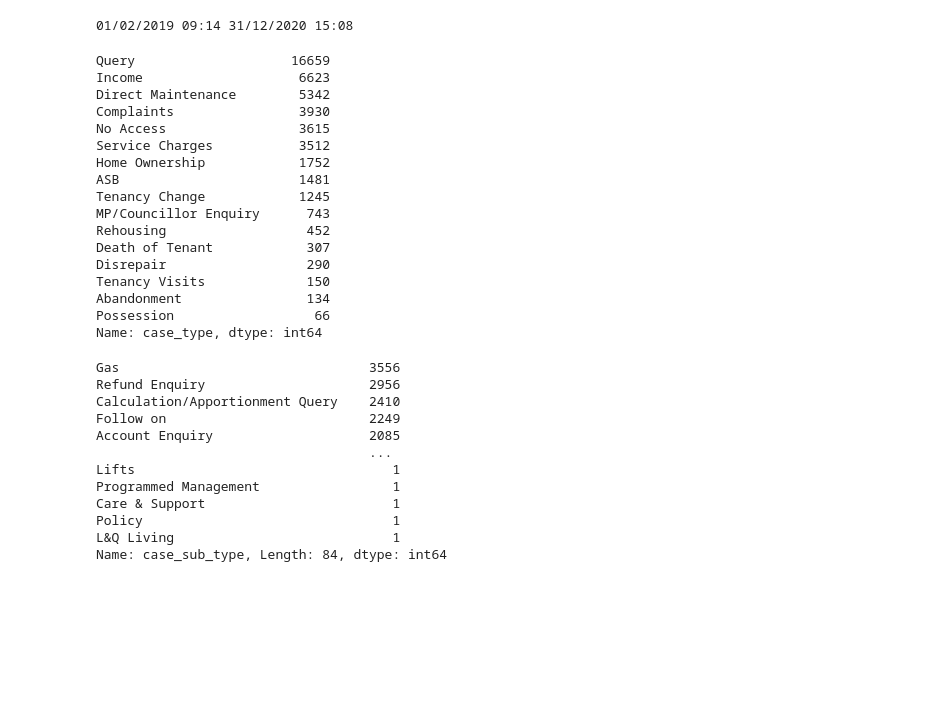
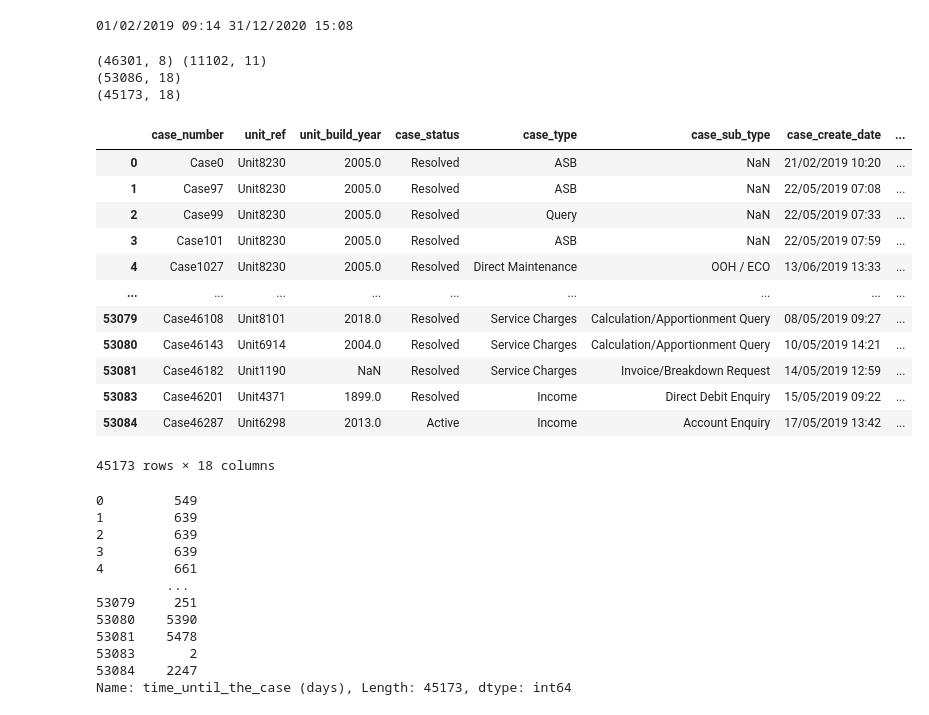
Before and after one commit to kleokog/Mycodes, a Jupyter notebook: L&Q/Code/Script 1.ipynb, the cells around one changed output. Saved outputs shown, nothing was run; the diff lists cells and outputs as text; code cells hidden in the pictures; blank space fills up the shorter version.

```diff
--- a/L&Q/Code/Script 1.ipynb
+++ b/L&Q/Code/Script 1.ipynb
@@ -204,37 +199,44 @@ print(case_data['case_create_date'].min(), case_data['case_create_date'].max())
 # %% [output]
 01/02/2019 09:14 31/12/2020 15:08
-# %%
-case_data['case_type'].value_counts()
-# %% [output]
-Query                    16659
-Income                    6623
-Direct Maintenance        5342
-Complaints                3930
-No Access                 3615
-Service Charges           3512
-Home Ownership            1752
-ASB                       1481
-Tenancy Change            1245
-MP/Councillor Enquiry      743
-Rehousing                  452
-Death of Tenant            307
-Disrepair                  290
-Tenancy Visits             150
-Abandonment                134
-Possession                  66
-Name: case_type, dtype: int64
-# %%
-case_data['case_sub_type'].value_counts()
-# %% [output]
-Gas                                3556
-Refund Enquiry                     2956
-Calculation/Apportionment Query    2410
-Follow on                          2249
-Account Enquiry                    2085
-                                   ...
-Lifts                                 1
-Programmed Management                 1
-Care & Support                        1
-Policy                                1
-L&Q Living                            1
-Name: case_sub_type, Length: 84, dtype: int64
+# %%
+# Set as closing date the current date for the open contracts so that we can do comparisons with end date
+tenacy_data['tenancy_end_date_as_date'] = tenacy_data['tenancy_end_date_as_date'].apply(lambda x : datetime.now() if str(x) == 'NaT' else x)
+# %%
+print(case_data.shape, tenacy_data.shape)
+units_cases_df =case_data.merge(tenacy_data, on = 'unit_ref')
+units_cases_df = units_cases_df[units_cases_df['case_create_date'] >= units_cases_df['tenancy_start_date_as_date']]
+units_cases_df = units_cases_df[units_cases_df['case_create_date'] <= units_cases_df['tenancy_end_date_as_date']]
+print(units_cases_df.shape)
+# %% [output]
+(46301, 8) (11102, 11)
+(53086, 18)
+(45173, 18)
+|  | case_number | unit_ref | unit_build_year | case_status | case_type | case_sub_type | case_create_date | ... |
+| 0 | Case0 | Unit8230 | 2005.0 | Resolved | ASB | NaN | 21/02/2019 10:20 | ... |
+| 1 | Case97 | Unit8230 | 2005.0 | Resolved | ASB | NaN | 22/05/2019 07:08 | ... |
+| 2 | Case99 | Unit8230 | 2005.0 | Resolved | Query | NaN | 22/05/2019 07:33 | ... |
+| 3 | Case101 | Unit8230 | 2005.0 | Resolved | ASB | NaN | 22/05/2019 07:59 | ... |
+| 4 | Case1027 | Unit8230 | 2005.0 | Resolved | Direct Maintenance | OOH / ECO | 13/06/2019 13:33 | ... |
+| ... | ... | ... | ... | ... | ... | ... | ... | ... |
+| 53079 | Case46108 | Unit8101 | 2018.0 | Resolved | Service Charges | Calculation/Apportionment Query | 08/05/2019 09:27 | ... |
+| 53080 | Case46143 | Unit6914 | 2004.0 | Resolved | Service Charges | Calculation/Apportionment Query | 10/05/2019 14:21 | ... |
+| 53081 | Case46182 | Unit1190 | NaN | Resolved | Service Charges | Invoice/Breakdown Request | 14/05/2019 12:59 | ... |
+| 53083 | Case46201 | Unit4371 | 1899.0 | Resolved | Income | Direct Debit Enquiry | 15/05/2019 09:22 | ... |
+| 53084 | Case46287 | Unit6298 | 2013.0 | Active | Income | Account Enquiry | 17/05/2019 13:42 | ... |
+45173 rows × 18 columns
+# %%
+units_cases_df['case_create_date_as_date'] = units_cases_df['case_create_date'].apply(lambda x :  datetime.strptime(x, '%d/%m/%Y %H:%M'))
+units_cases_df['time_until_the_case (days)'] = units_cases_df.apply(lambda row :( row['case_create_date_as_date'] - row['tenancy_start_date_as_date']).days, axis = 1 )
+# %% [output]
+0         549
+1         639
+2         639
+3         639
+4         661
+         ...
+53079     251
+53080    5390
+53081    5478
+53083       2
+53084    2247
+Name: time_until_the_case (days), Length: 45173, dtype: int64
```
Also changed, not shown: parts of 26 cells of this notebook.
